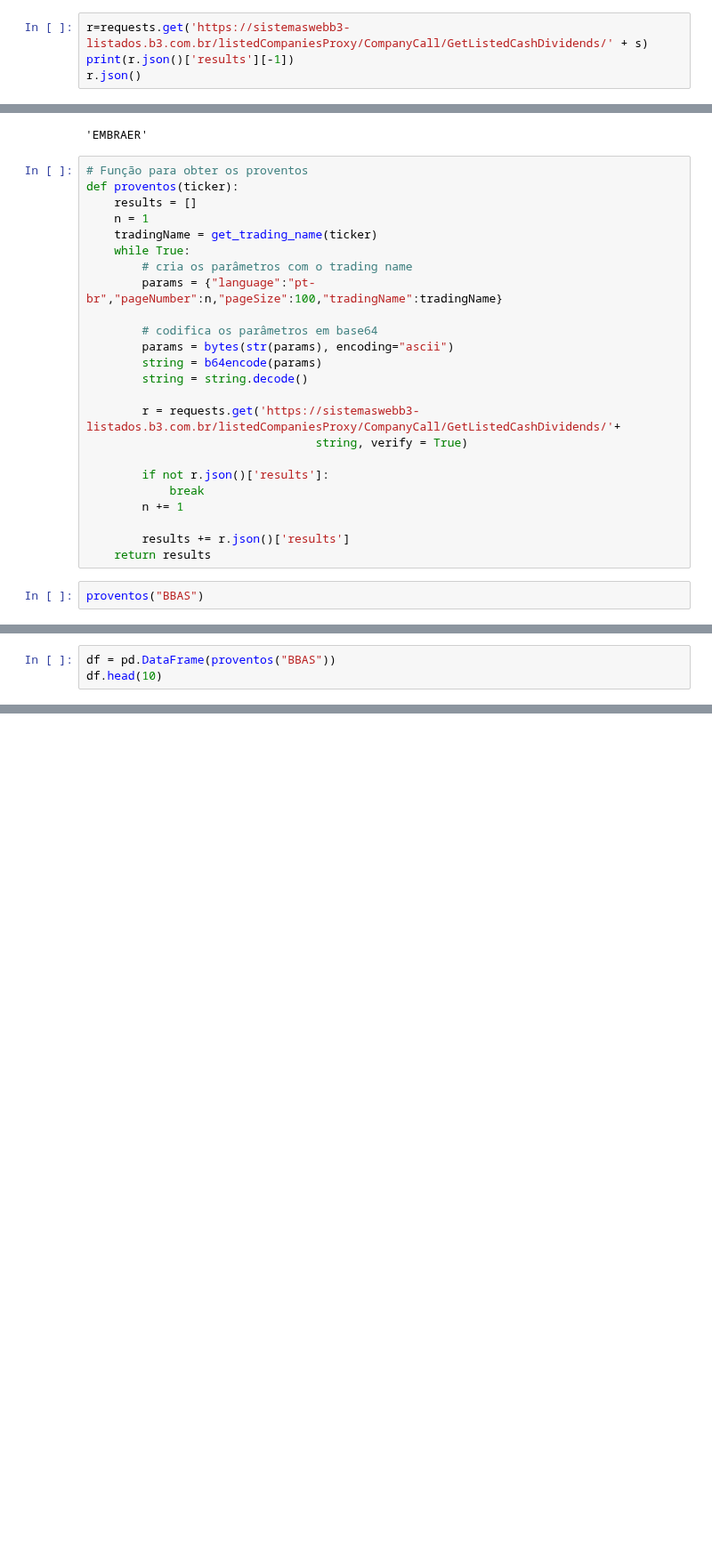
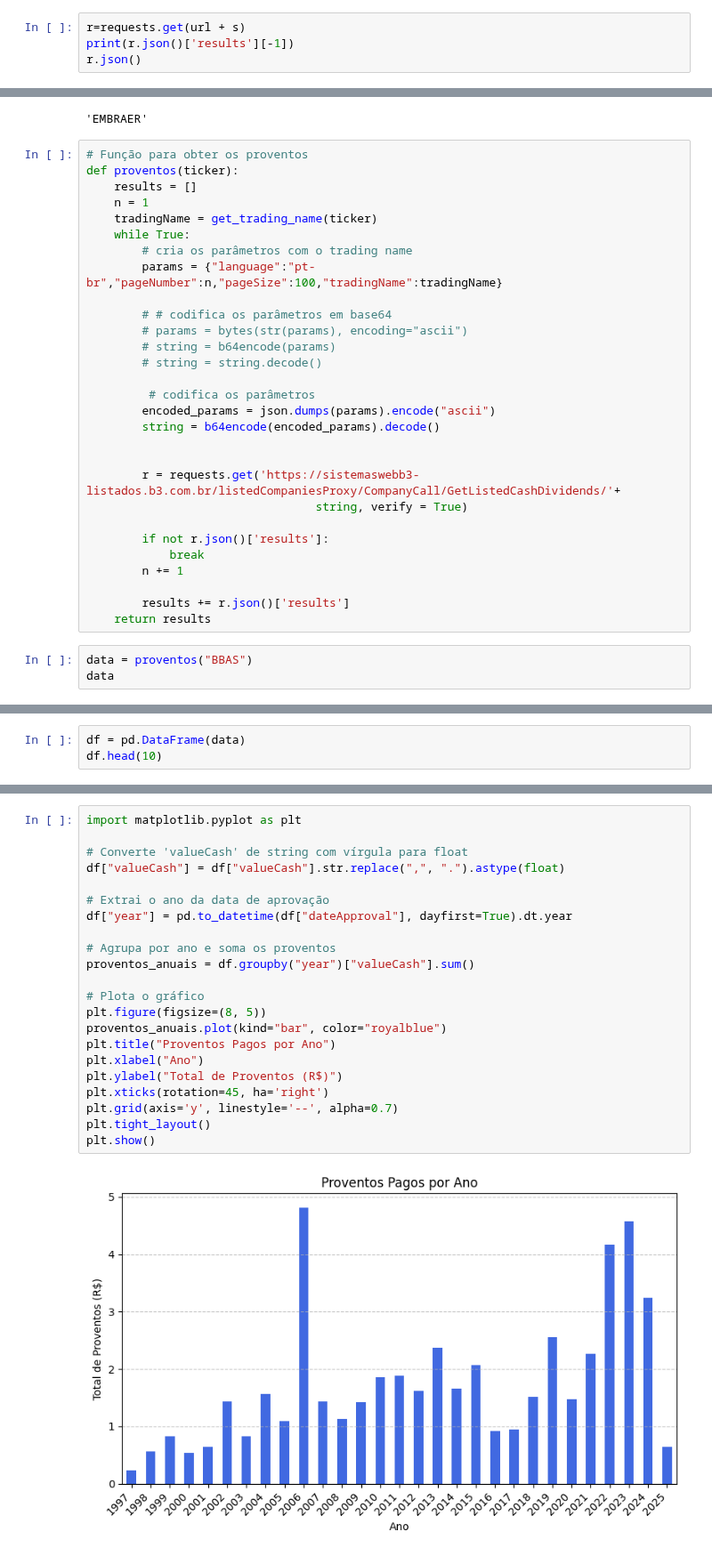
Before and after one commit to BDonadelli/Finance-playground, a Jupyter notebook: B3_dividendos.ipynb, the cells around one changed output, grey strips where cells are left out. Shown at 89% size. Drawn from its saved outputs; the diff is of its cells as text; blank space fills up the shorter version.

```diff
--- a/B3_dividendos.ipynb
+++ b/B3_dividendos.ipynb
@@ -37,7 +38,7 @@ s
 # %% [output]
 'eyJsYW5ndWFnZSI6InB0LWJyIiwicGFnZU51bWJlciI6MSwicGFnZVNpemUiOjEyMCwidHJhZGluZ05hbWUiOiJCUkFTSUwifQ=='
 # %%
-r=requests.get('https://sistemaswebb3-listados.b3.com.br/listedCompaniesProxy/CompanyCall/GetListedCashDividends/' + s)
+r=requests.get(url + s)
 print(r.json()['results'][-1])
 r.json()
 # %% [output]
@@ -100,10 +93,15 @@ def proventos(ticker):
         # cria os parâmetros com o trading name
         params = {"language":"pt-br","pageNumber":n,"pageSize":100,"tradingName":tradingName}
 
-        # codifica os parâmetros em base64
-        params = bytes(str(params), encoding="ascii")
-        string = b64encode(params)
-        string = string.decode()
+        # # codifica os parâmetros em base64
+        # params = bytes(str(params), encoding="ascii")
+        # string = b64encode(params)
+        # string = string.decode()
+
+         # codifica os parâmetros
+        encoded_params = json.dumps(params).encode("ascii")
+        string = b64encode(encoded_params).decode()
+
 
         r = requests.get('https://sistemaswebb3-listados.b3.com.br/listedCompaniesProxy/CompanyCall/GetListedCashDividends/'+
                                  string, verify = True)
@@ -115,7 +113,8 @@ def proventos(ticker):
         results += r.json()['results']
     return results
 # %%
-proventos("BBAS")
+data = proventos("BBAS")
+data
 # %% [output]
 [{'typeStock': 'ON',
   'dateApproval': '18/02/2025',
@@ -135,7 +134,7 @@ proventos("BBAS")
   'corporateActionPrice': '0,998386',
   'lastDateTimePriorEx': '1997-09-29T00:00:00'}]
 # %%
-df = pd.DataFrame(proventos("BBAS"))
+df = pd.DataFrame(data)
 df.head(10)
 # %% [output]
 |  | typeStock | dateApproval | valueCash | ratio | corporateAction | lastDatePriorEx | dateClosingPricePriorExDate | ... |
@@ -149,3 +148,27 @@ df.head(10)
 | 7 | ON | 15/08/2024 | 0,18660197784 | 1 | JRS CAP PROPRIO | 11/09/2024 | 11/09/2024 | ... |
 | 8 | ON | 05/08/2024 | 0,15186078881 | 1 | DIVIDENDO | 21/08/2024 | 21/08/2024 | ... |
 | 9 | ON | 05/08/2024 | 0,3144814886 | 1 | JRS CAP PROPRIO | 21/08/2024 | 21/08/2024 | ... |
+# %%
+import matplotlib.pyplot as plt
+
+# Converte 'valueCash' de string com vírgula para float
+df["valueCash"] = df["valueCash"].str.replace(",", ".").astype(float)
+
+# Extrai o ano da data de aprovação
+df["year"] = pd.to_datetime(df["dateApproval"], dayfirst=True).dt.year
+
+# Agrupa por ano e soma os proventos
+proventos_anuais = df.groupby("year")["valueCash"].sum()
+
+# Plota o gráfico
+plt.figure(figsize=(8, 5))
+proventos_anuais.plot(kind="bar", color="royalblue")
+plt.title("Proventos Pagos por Ano")
+plt.xlabel("Ano")
+plt.ylabel("Total de Proventos (R$)")
+plt.xticks(rotation=45, ha='right')
+plt.grid(axis='y', linestyle='--', alpha=0.7)
+plt.tight_layout()
+plt.show()
+# %% [output]
+[figure, added]
```
Also changed, not shown: parts of 8 cells of this notebook.
